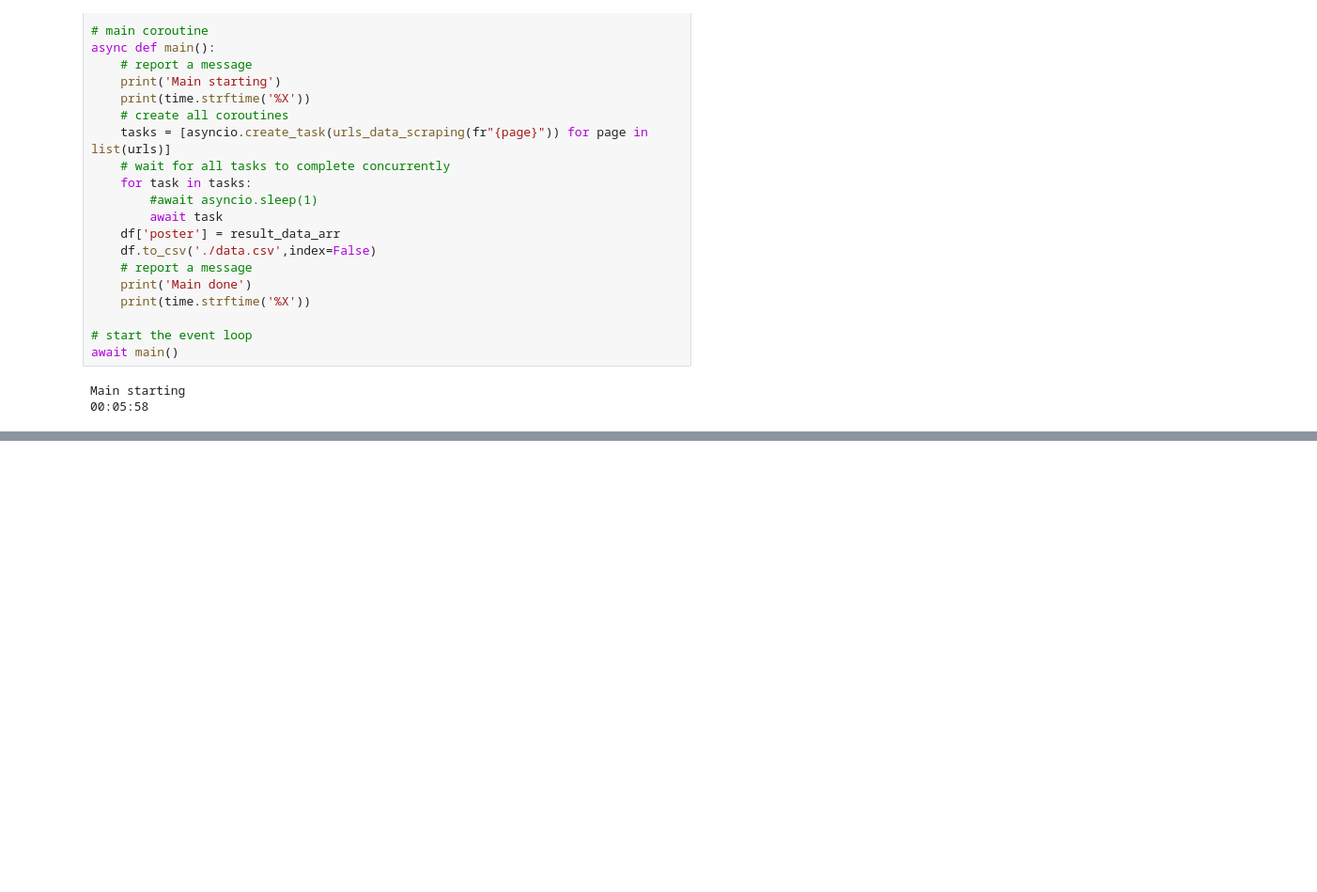
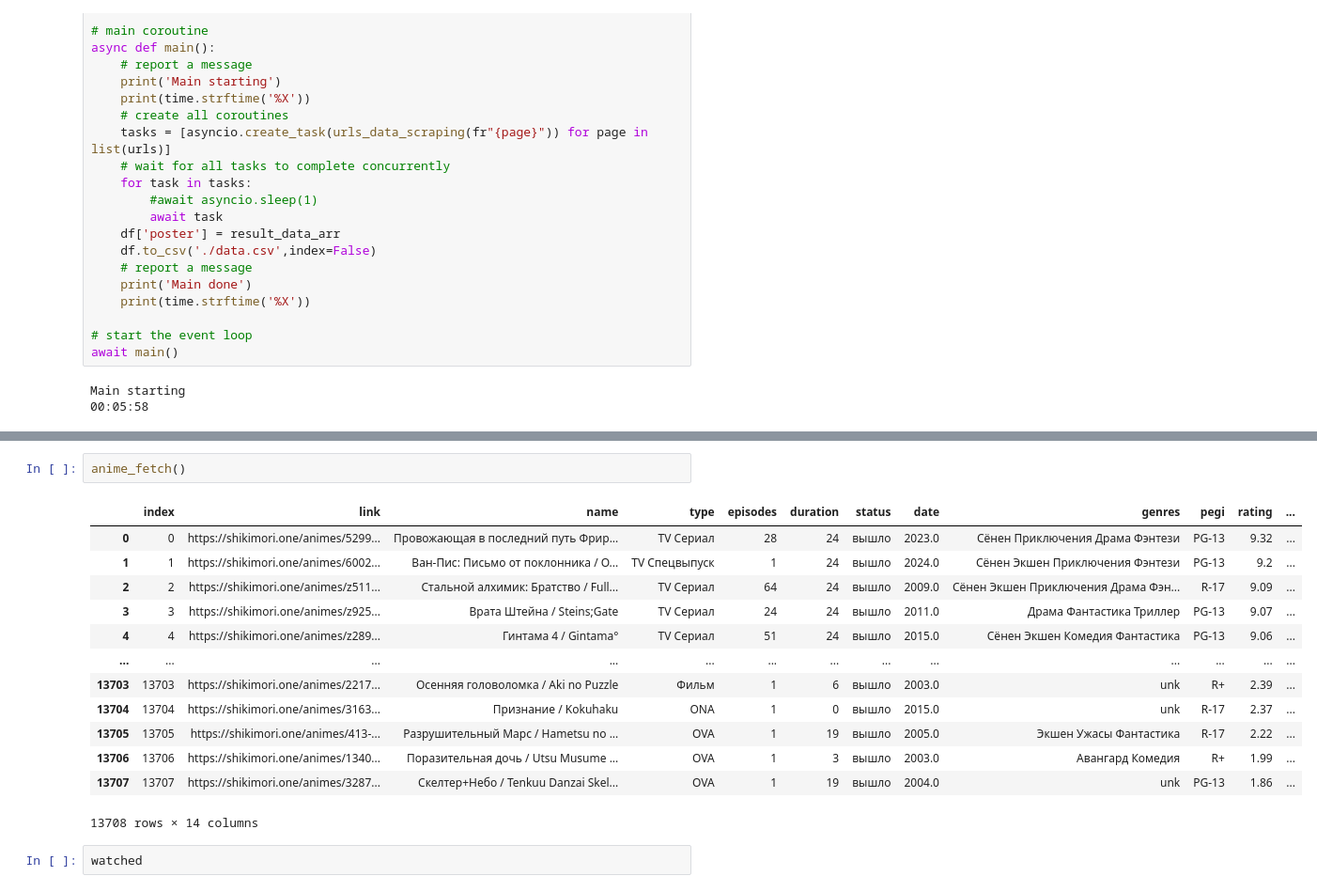
Before and after one commit to Neas1231/Shikilytics-website, a Jupyter notebook: tests.ipynb, the cells around one changed output, grey strips where cells are left out. Shown at 94% size. Cells and saved outputs as stored; diff of their text form; blank space fills up the shorter version.

```diff
--- a/tests.ipynb
+++ b/tests.ipynb
@@ -389,0 +455,18 @@ Main starting
+# %%
+anime_fetch()
+# %% [output]
+|  | index | link | name | type | episodes | duration | status | date | genres | pegi | rating | ... |
+| 0 | 0 | https://shikimori.one/animes/5299... | Провожающая в последний путь Фрир... | TV Сериал | 28 | 24 | вышло | 2023.0 | Сёнен Приключения Драма Фэнтези | PG-13 | 9.32 | ... |
+| 1 | 1 | https://shikimori.one/animes/6002... | Ван-Пис: Письмо от поклонника / O... | TV Спецвыпуск | 1 | 24 | вышло | 2024.0 | Сёнен Экшен Приключения Фэнтези | PG-13 | 9.2 | ... |
+| 2 | 2 | https://shikimori.one/animes/z511... | Стальной алхимик: Братство / Full... | TV Сериал | 64 | 24 | вышло | 2009.0 | Сёнен Экшен Приключения Драма Фэн... | R-17 | 9.09 | ... |
+| 3 | 3 | https://shikimori.one/animes/z925... | Врата Штейна / Steins;Gate | TV Сериал | 24 | 24 | вышло | 2011.0 | Драма Фантастика Триллер | PG-13 | 9.07 | ... |
+| 4 | 4 | https://shikimori.one/animes/z289... | Гинтама 4 / Gintama° | TV Сериал | 51 | 24 | вышло | 2015.0 | Сёнен Экшен Комедия Фантастика | PG-13 | 9.06 | ... |
+| ... | ... | ... | ... | ... | ... | ... | ... | ... | ... | ... | ... | ... |
+| 13703 | 13703 | https://shikimori.one/animes/2217... | Осенняя головоломка / Aki no Puzzle | Фильм | 1 | 6 | вышло | 2003.0 | unk | R+ | 2.39 | ... |
+| 13704 | 13704 | https://shikimori.one/animes/3163... | Признание / Kokuhaku | ONA | 1 | 0 | вышло | 2015.0 | unk | R-17 | 2.37 | ... |
+| 13705 | 13705 | https://shikimori.one/animes/413-... | Разрушительный Марс / Hametsu no ... | OVA | 1 | 19 | вышло | 2005.0 | Экшен Ужасы Фантастика | R-17 | 2.22 | ... |
+| 13706 | 13706 | https://shikimori.one/animes/1340... | Поразительная дочь / Utsu Musume ... | OVA | 1 | 3 | вышло | 2003.0 | Авангард Комедия | R+ | 1.99 | ... |
+| 13707 | 13707 | https://shikimori.one/animes/3287... | Скелтер+Небо / Tenkuu Danzai Skel... | OVA | 1 | 19 | вышло | 2004.0 | unk | PG-13 | 1.86 | ... |
+13708 rows × 14 columns
+# %%
+watched
```
Also changed, not shown: parts of 4 cells of this notebook, 5 other files.
